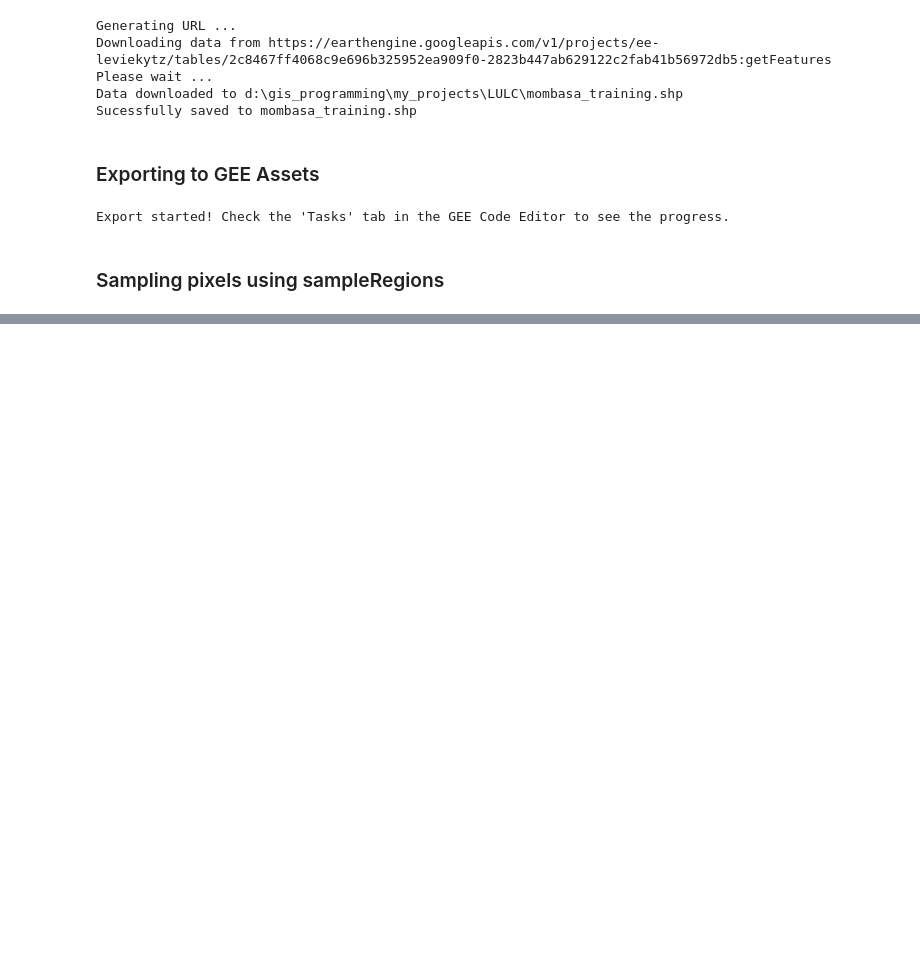
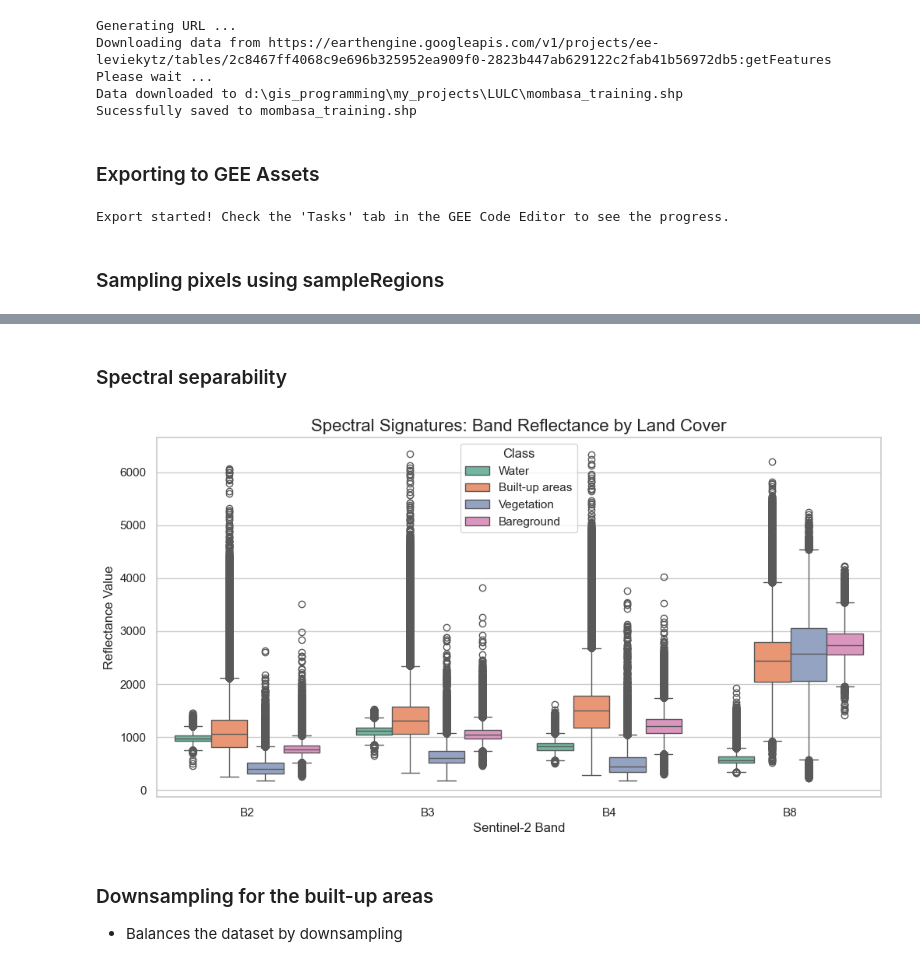
Before and after one commit to Levice085/gis_projects, a Jupyter notebook: LULC/land_cover_classification.ipynb, the cells around one changed output, grey strips where cells are left out. Drawn from its saved outputs; the diff is of its cells as text; code cells hidden in the pictures; blank space fills up the shorter version.

```diff
--- a/LULC/land_cover_classification.ipynb
+++ b/LULC/land_cover_classification.ipynb
@@ -152,0 +207,23 @@ df_training = geemap.ee_to_pandas(sampled_features)
+# %% [markdown]
+### Spectral separability
+# %%
+# Keep only our bands and target variable
+bands = ['B2', 'B3', 'B4', 'B8']
+df_melted = df_training.melt(id_vars='landcover', value_vars=bands,
+                             var_name='Band', value_name='Reflectance')
+
+plt.figure(figsize=(12, 6))
+sns.boxplot(data=df_melted, x='Band', y='Reflectance', hue='landcover', palette='Set2')
+plt.title('Spectral Signatures: Band Reflectance by Land Cover', fontsize=16)
+plt.xlabel('Sentinel-2 Band', fontsize=12)
+plt.ylabel('Reflectance Value', fontsize=12)
+
+# Update the legend for readability
+handles, labels = plt.gca().get_legend_handles_labels()
+plt.legend(handles=handles, labels=['Water', 'Built-up areas', 'Vegetation','Bareground'], title='Class')
+plt.show()
+# %% [output]
+[figure, added]
+# %% [markdown]
+### Downsampling for the built-up areas
+- Balances the dataset by downsampling
```
Also changed, not shown: parts of 17 cells of this notebook, 40 other files.
